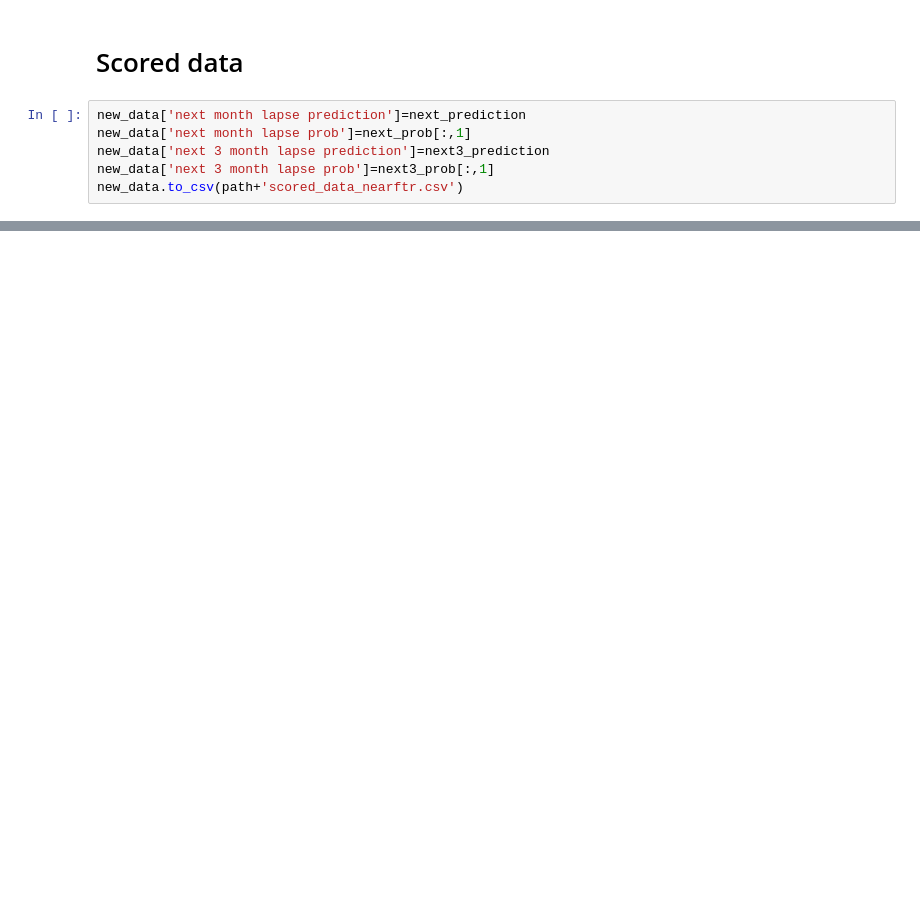
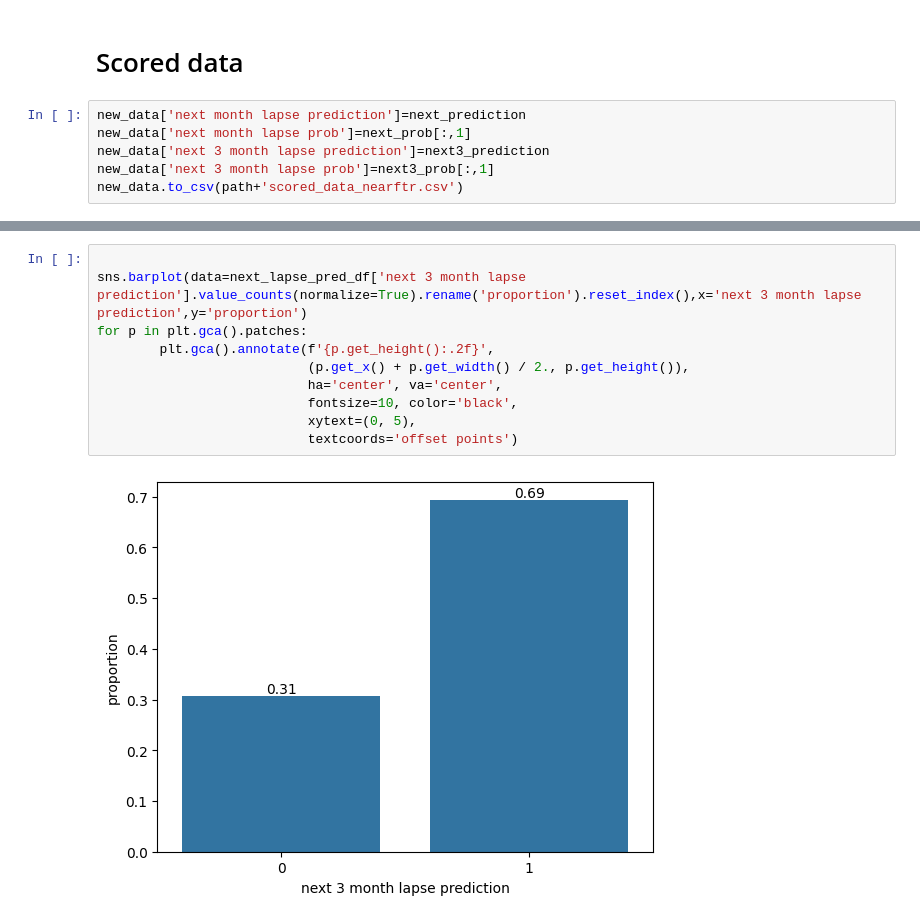
Before and after one commit to Christine-H-code/LapseRate_modeling, a Jupyter notebook: NearFuture/Near_Ftr_Lapse_Models.ipynb, the cells around one changed output, grey strips where cells are left out. Cells and saved outputs as stored; diff of their text form; blank space fills up the shorter version.

```diff
--- a/NearFuture/Near_Ftr_Lapse_Models.ipynb
+++ b/NearFuture/Near_Ftr_Lapse_Models.ipynb
@@ -620,0 +1078,12 @@ new_data.to_csv(path+'scored_data_nearftr.csv')
+# %%
+
+sns.barplot(data=next_lapse_pred_df['next 3 month lapse prediction'].value_counts(normalize=True).rename('proportion').reset_index(),x='next 3 month lapse prediction',y='proportion')
+for p in plt.gca().patches:
+        plt.gca().annotate(f'{p.get_height():.2f}',
+                           (p.get_x() + p.get_width() / 2., p.get_height()),
+                           ha='center', va='center',
+                           fontsize=10, color='black',
+                           xytext=(0, 5),
+                           textcoords='offset points')
+# %% [output]
+[figure, added]
```
Also changed, not shown: parts of 29 cells of this notebook, 1 other file.
